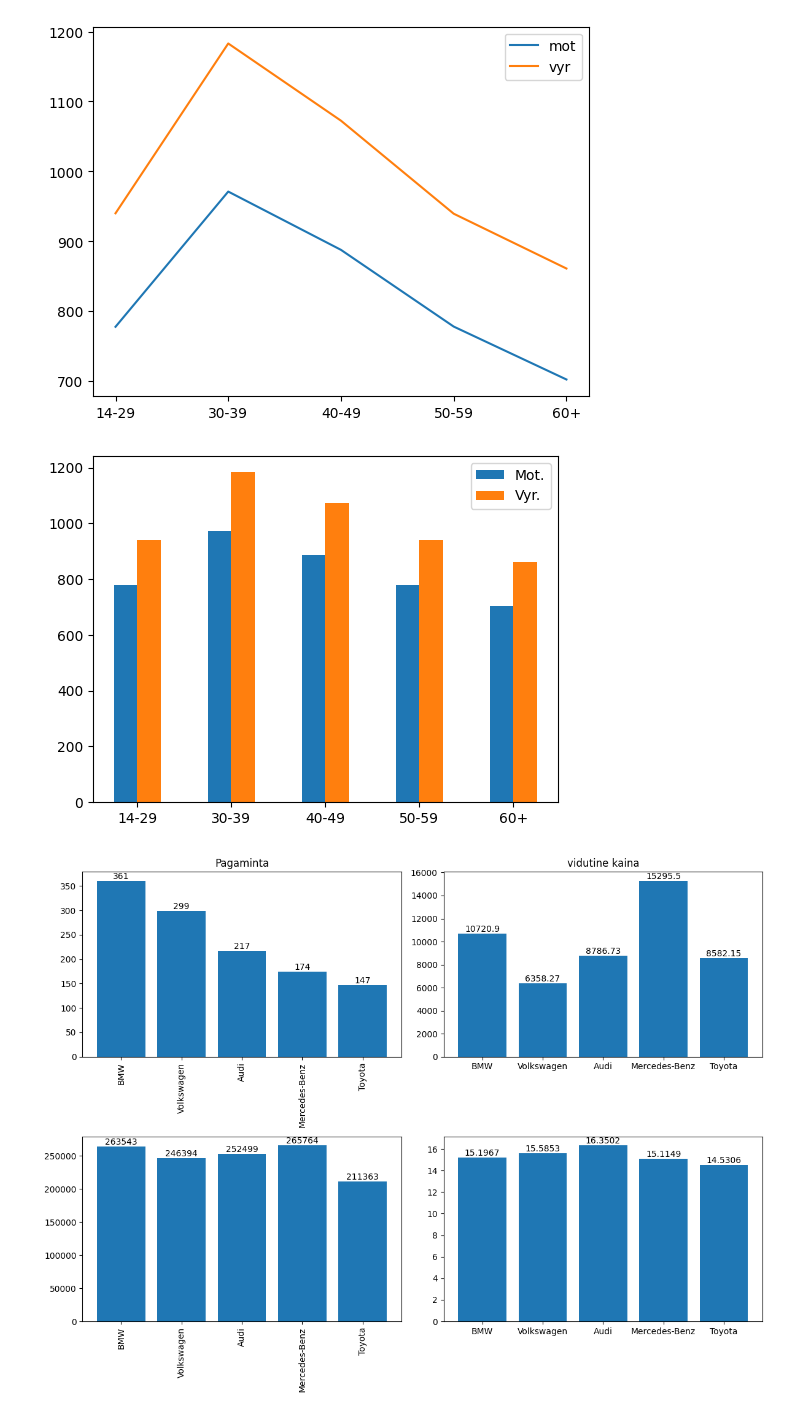
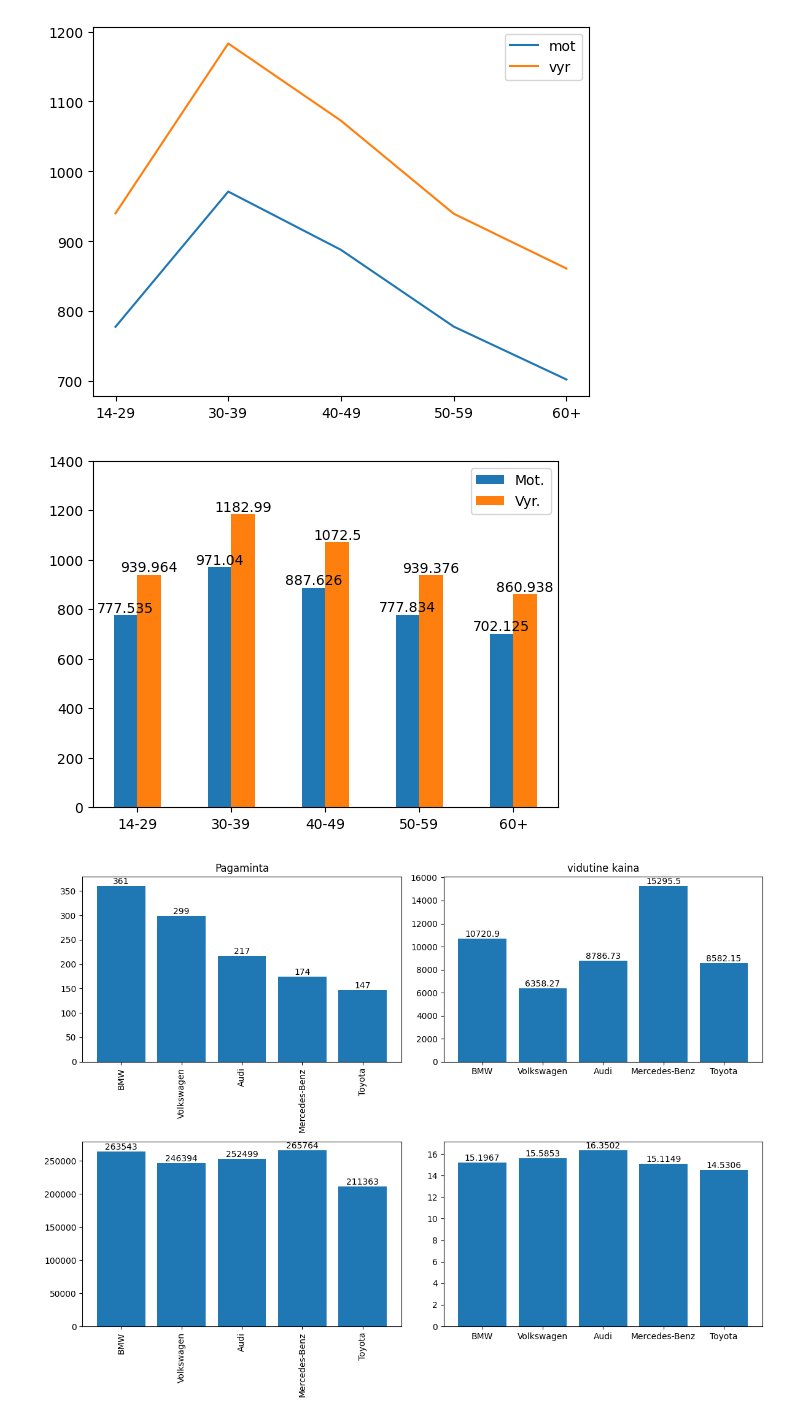
Before and after one commit to ISeeBugsEverywhere/DataScienceNotebooks, a Jupyter notebook: Studentai/Lukas/08-14Paskaita.ipynb, the cells around one changed output. Drawn from its saved outputs; the diff is of its cells as text; code cells hidden in the pictures.

```diff
--- a/Studentai/Lukas/08-14Paskaita.ipynb
+++ b/Studentai/Lukas/08-14Paskaita.ipynb
@@ -224,18 +226,21 @@ plt.show()
 # %%
 fig, axis = plt.subplots(figsize=[6,4.5])
 
 x = np.arange(0,len(amz))
 w = 0.25
-axis.bar(x-w/2,atlmot, label='Mot.', width=w)
-axis.bar(x+w/2, atlvyr, label='Vyr.', width=w)
+B1 = axis.bar(x-w/2,atlmot, label='Mot.', width=w)
+axis.bar_label(B1)
+B2 = axis.bar(x+w/2, atlvyr, label='Vyr.', width=w)
+axis.bar_label(B2)
 
 axis.set_xticks(x)
 axis.set_xticklabels(amz)
+axis.set_ylim(0, 1400)
 
 axis.legend(loc='best')
 plt.show()
 # %% [output]
-[figure, old version]
+[figure, new version]
 # %%
 #sql užklausos vykdymas per mysql/mariadb kursorių
 sql="""
```
Also changed, not shown: parts of 2 cells of this notebook.
